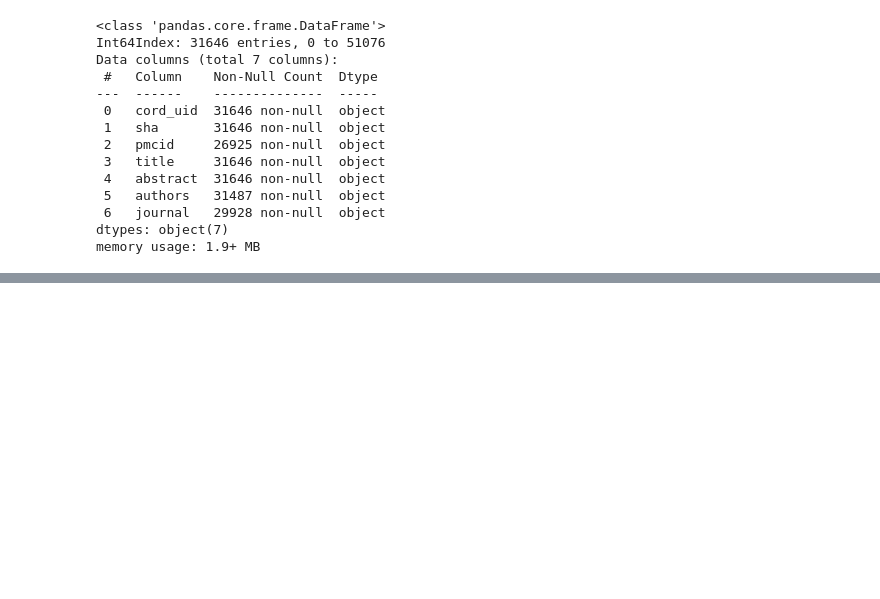
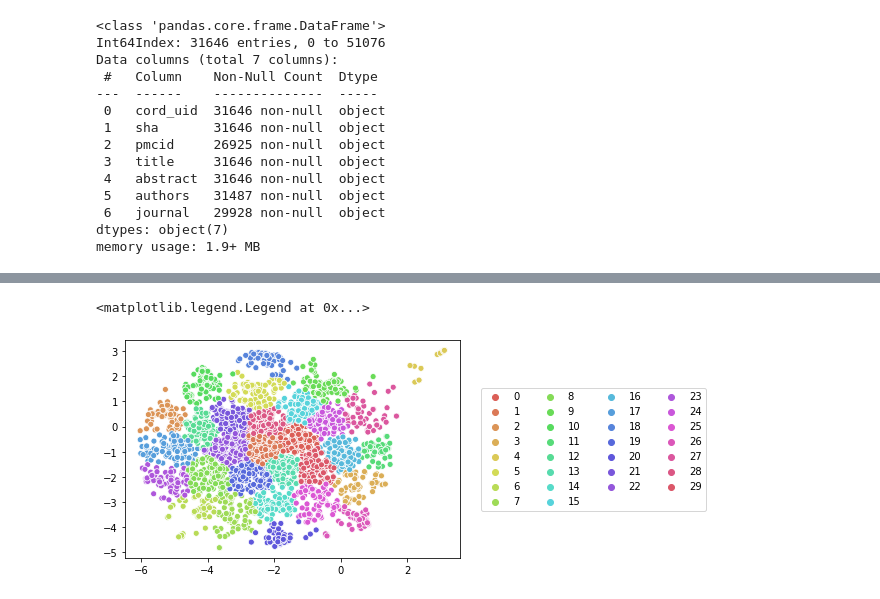
Before and after one commit to cejdan/covid-19-paper-clustering, a Jupyter notebook: Cord-19 Notebook.ipynb, the cells around one changed output, grey strips where cells are left out. Saved outputs shown, nothing was run; the diff lists cells and outputs as text; code cells hidden in the pictures; blank space fills up the shorter version.

Commit message:
Clustering updates started summarization

```diff
--- a/Cord-19 Notebook.ipynb
+++ b/Cord-19 Notebook.ipynb
@@ -482,0 +369,5 @@ argsort(a, axis=-1, kind=None, order=None)
+# %%
+from sklearn.cluster import KMeans
+km = KMeans(n_clusters=30, max_iter=10000, n_init=50, random_state=42)
+km.fit(tsne_model)
+km.labels_
@@ -482,0 +418,10 @@ argsort(a, axis=-1, kind=None, order=None)
+# %%
+import seaborn as sns
+from matplotlib import pyplot as plt
+
+plot = sns.scatterplot(x=tsne_model[:,0], y=tsne_model[:,1], hue=km.labels_,
+                palette = sns.color_palette("hls", 30))
+plot.legend(loc='center left', bbox_to_anchor=(1.05, 0.5), ncol=4)
+# %% [output]
+<matplotlib.legend.Legend at 0x...>
+[figure, added]
```
Also changed, not shown: parts of 62 cells of this notebook.
